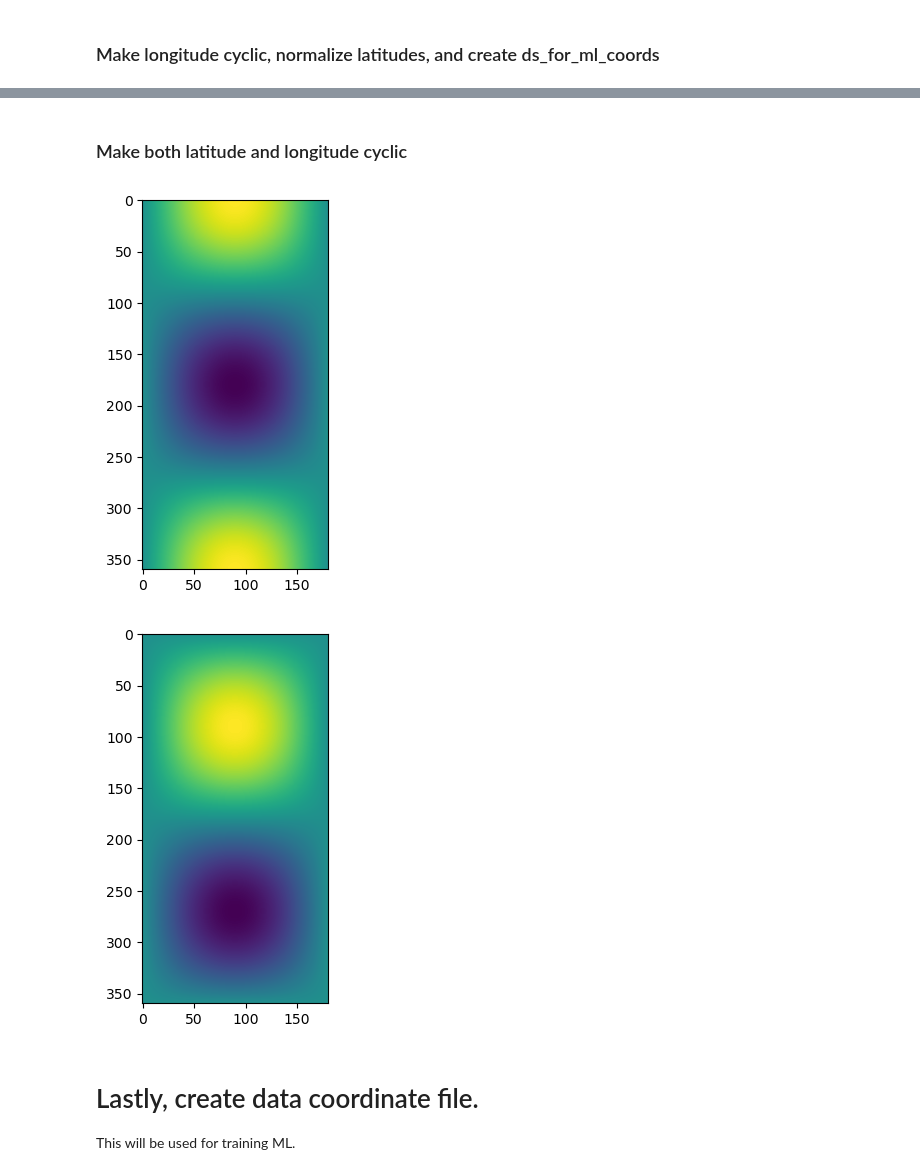
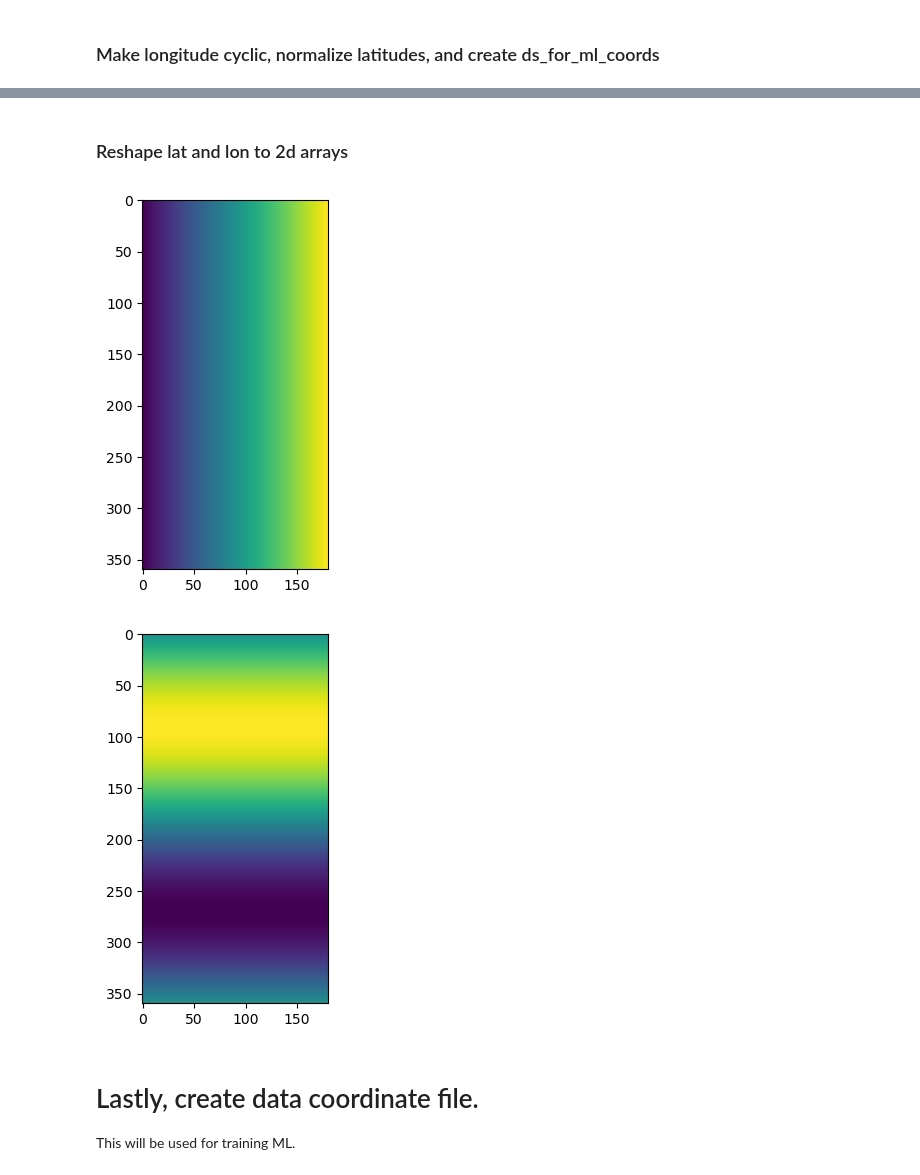
Before and after one commit to mariajmolina/s2sml, a Jupyter notebook: notebooks/CreateMLCoords.ipynb, the cells around one changed output, grey strips where cells are left out. Drawn from its saved outputs; the diff is of its cells as text; code cells hidden in the pictures.

Commit message:
updated coords with Kirsten cyclic

```diff
--- a/notebooks/CreateMLCoords.ipynb
+++ b/notebooks/CreateMLCoords.ipynb
@@ -131,7 +133,5 @@ tmp_land.to_netcdf('/glade/scratch/molina/s2s/CESM2_OBS/era5_lsm_topov2.nc') # s
 Here we create lat/lon coordinates that are cyclical features for ML.
 # %%
 # tmp file for coords setting (dummy file)
-# ds0 = xr.open_dataset('/glade/scratch/molina/s2s/CESM2/tas_2m_anom_cesm2cam6v2_11members_s2s_data.nc')
-
-# different file (couldn't find the one above on derecho)
-ds0 = xr.open_dataset('/glade/derecho/scratch/molina/cesm_prsfc_anom_week1/cm_prsfc_anom_20170529.nc')
+ds0 = xr.open_dataset(
+    '/glade/scratch/molina/s2s/CESM2/tas_2m_anom_cesm2cam6v2_11members_s2s_data.nc')
@@ -157,6 +189,6 @@ plt.show()
 # %% [markdown]
-### Make both latitude and longitude cyclic
+### Reshape lat and lon to 2d arrays
 # %%
 # create 2d lat and lon arrays; shape (360, 181)
-new_lats = np.repeat(np.expand_dims((ds0.lat.values), axis=0), 360, axis=0)
-new_lons = np.repeat(np.expand_dims(((ds0.lon.values + 180) % 360 - 180), axis=1), 181, axis=1)
+new_lats = np.repeat(np.expand_dims((ds0_final.lat.values), axis=0), 360, axis=0)
+new_lons = np.repeat(np.expand_dims((ds0_final.lon.values), axis=1), 181, axis=1)
@@ -166,10 +195,10 @@ a, b, _ = cartesian_conversion(new_lats, new_lons)
 # %%
 # quick viz
-plt.imshow(a); plt.show()
-plt.imshow(b); plt.show()
+plt.imshow(new_lats); plt.show()
+plt.imshow(new_lons); plt.show()
 # %% [output]
-[figure, old version]
+[figure, new version]
-[figure, old version]
+[figure, new version]
 # %% [markdown]
 # Lastly, create data coordinate file.
 
```
Also changed, not shown: parts of 12 cells of this notebook.
